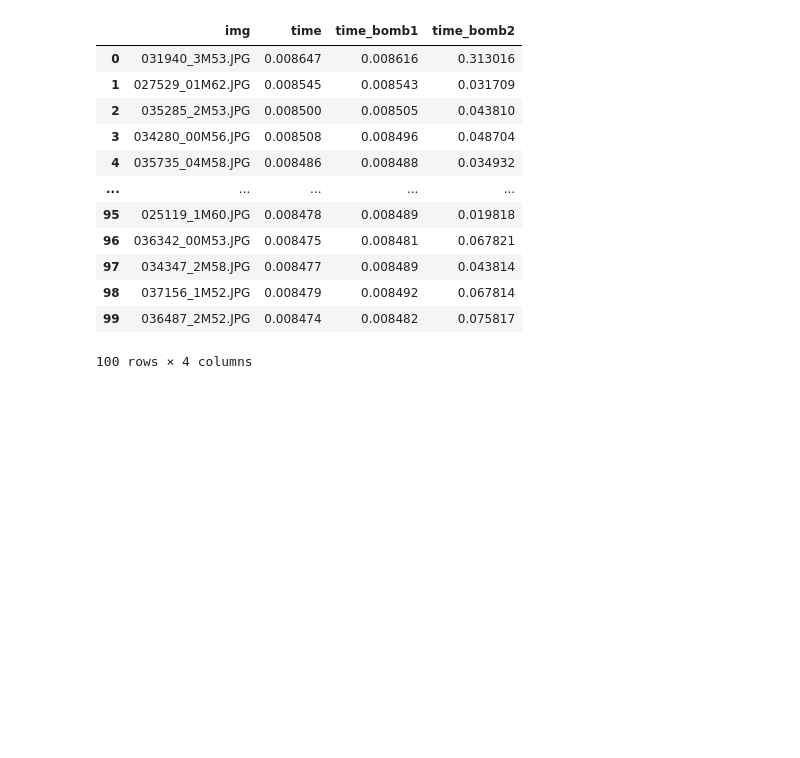
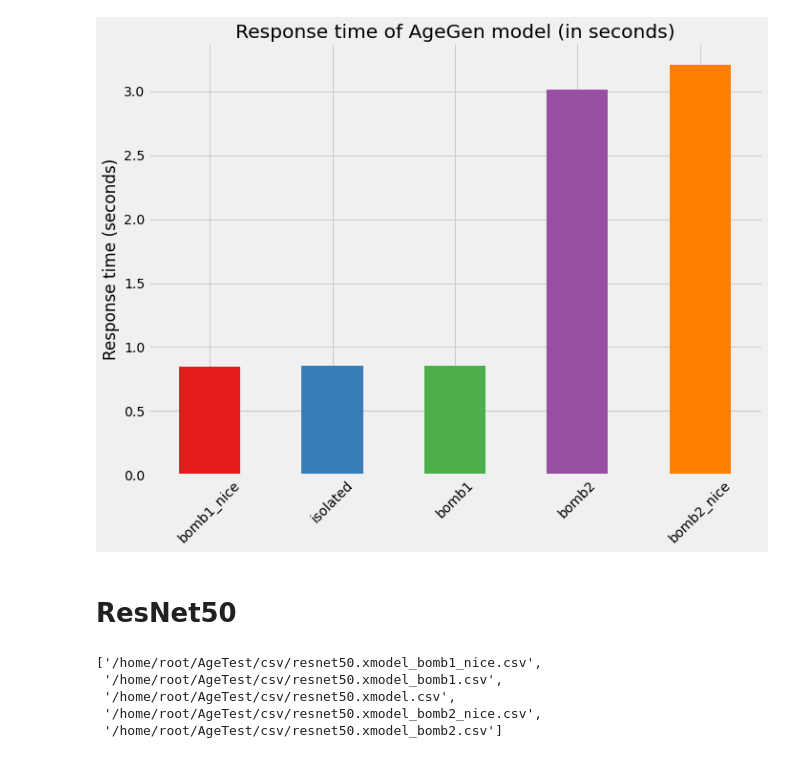
Before and after one commit to MatteoFasulo/Versal-C-Code, a Jupyter notebook: code/notebook.ipynb, the cells around one changed output. Saved outputs shown, nothing was run; the diff lists cells and outputs as text; code cells hidden in the pictures; blank space fills up the shorter version.

```diff
--- a/code/notebook.ipynb
+++ b/code/notebook.ipynb
@@ -7,3 +25,4 @@ import seaborn as sns
 # %%
-files = os.path.join('csv', "*.csv")
+files = os.path.join(f'{ROOT_FOLDER}{os.sep}csv', "Age*")
 files = glob.glob(files)
+files
@@ -11,3 +36,11 @@ files = glob.glob(files)
 df1 = pd.read_csv(files[0])
 df2 = pd.read_csv(files[1])
 df3 = pd.read_csv(files[2])
+df4 = pd.read_csv(files[3])
+df5 = pd.read_csv(files[4])
+# %%
+merged_df = pd.merge(df1, df2, on='img')
+merged_df = pd.merge(merged_df, df3, on='img')
+merged_df = pd.merge(merged_df, df4, on='img')
+merged_df = pd.merge(merged_df, df5, on='img')
+merged_df.head()
@@ -13,0 +67,7 @@ df3 = pd.read_csv(files[2])
+# %%
+temp_df = merged_df.loc[:, merged_df.columns!='img'].sum(axis=0).to_frame().reset_index()
+temp_df = temp_df.rename(columns={'index': 'index', 0: 'time'})
+temp_df = temp_df.sort_values(by='time')
+temp_df['index'] = temp_df['index'].replace(['time'], 'isolated')
+temp_df['index'] = temp_df['index'].apply(lambda x: x.replace('time_', ''))
+temp_df.head()
@@ -13,0 +81,37 @@ df3 = pd.read_csv(files[2])
+# %%
+colors = plt.cm.get_cmap('Set1')
+
+ax = temp_df.plot(
+    kind='bar',
+    x='index',
+    y='time',
+    xlabel='',
+    ylabel='Response time (seconds)',
+    grid=True,
+    legend=False,
+    figsize=(10,8),
+    title='Response time of AgeGen model (in seconds)',
+    rot=45,
+    color=colors(range(len(temp_df))),
+)
+
+ax.spines['top'].set_visible(False)
+ax.spines['right'].set_visible(False)
+
+plt.tight_layout()
+
+plt.show()
+# %% [output]
+[figure, added]
+# %% [markdown]
+# ResNet50
+# %%
+files = os.path.join(f'{ROOT_FOLDER}{os.sep}csv', "resnet*")
+files = glob.glob(files)
+files
+# %% [output]
+['/home/root/AgeTest/csv/resnet50.xmodel_bomb1_nice.csv',
+ '/home/root/AgeTest/csv/resnet50.xmodel_bomb1.csv',
+ '/home/root/AgeTest/csv/resnet50.xmodel.csv',
+ '/home/root/AgeTest/csv/resnet50.xmodel_bomb2_nice.csv',
+ '/home/root/AgeTest/csv/resnet50.xmodel_bomb2.csv']
@@ -14,18 +124,5 @@ df3 = pd.read_csv(files[2])
 # %%
 merged_df = pd.merge(df1, df2, on='img')
 merged_df = pd.merge(merged_df, df3, on='img')
-merged_df
+merged_df = pd.merge(merged_df, df4, on='img')
+merged_df = pd.merge(merged_df, df5, on='img')
-# %% [output]
-|  | img | time | time_bomb1 | time_bomb2 |
-| 0 | 031940_3M53.JPG | 0.008647 | 0.008616 | 0.313016 |
-| 1 | 027529_01M62.JPG | 0.008545 | 0.008543 | 0.031709 |
-| 2 | 035285_2M53.JPG | 0.008500 | 0.008505 | 0.043810 |
-| 3 | 034280_00M56.JPG | 0.008508 | 0.008496 | 0.048704 |
-| 4 | 035735_04M58.JPG | 0.008486 | 0.008488 | 0.034932 |
-| ... | ... | ... | ... | ... |
-| 95 | 025119_1M60.JPG | 0.008478 | 0.008489 | 0.019818 |
-| 96 | 036342_00M53.JPG | 0.008475 | 0.008481 | 0.067821 |
-| 97 | 034347_2M58.JPG | 0.008477 | 0.008489 | 0.043814 |
-| 98 | 037156_1M52.JPG | 0.008479 | 0.008492 | 0.067814 |
-| 99 | 036487_2M52.JPG | 0.008474 | 0.008482 | 0.075817 |
-100 rows × 4 columns
```
Also changed, not shown: parts of 20 cells of this notebook, 16 other files.
